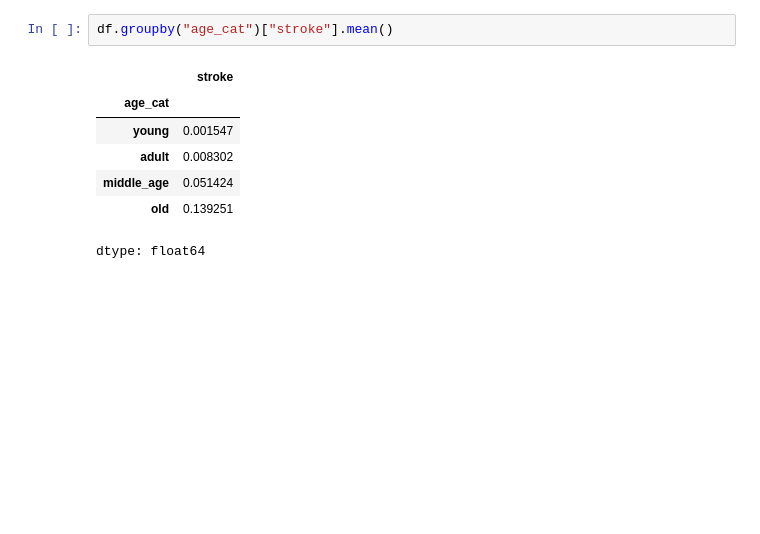
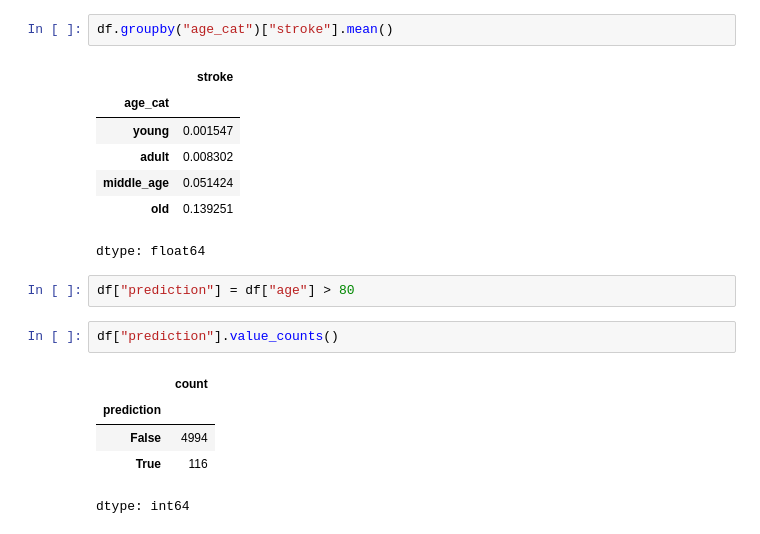
Before and after one commit to CamdenBert/CSCI290, a Jupyter notebook: StrokePrediction_.ipynb, the cells around one changed output. Cells and saved outputs as stored; diff of their text form; blank space fills up the shorter version.

```diff
--- a/StrokePrediction_.ipynb
+++ b/StrokePrediction_.ipynb
@@ -142,3 +142,13 @@ df.groupby("age_cat")["stroke"].mean()
 | middle_age | 0.051424 |
 | old | 0.139251 |
 dtype: float64
+# %%
+df["prediction"] = df["age"] > 80
+# %%
+df["prediction"].value_counts()
+# %% [output]
+|  | count |
+| prediction |  |
+| False | 4994 |
+| True | 116 |
+dtype: int64
```
Also changed, not shown: parts of 12 cells of this notebook.
